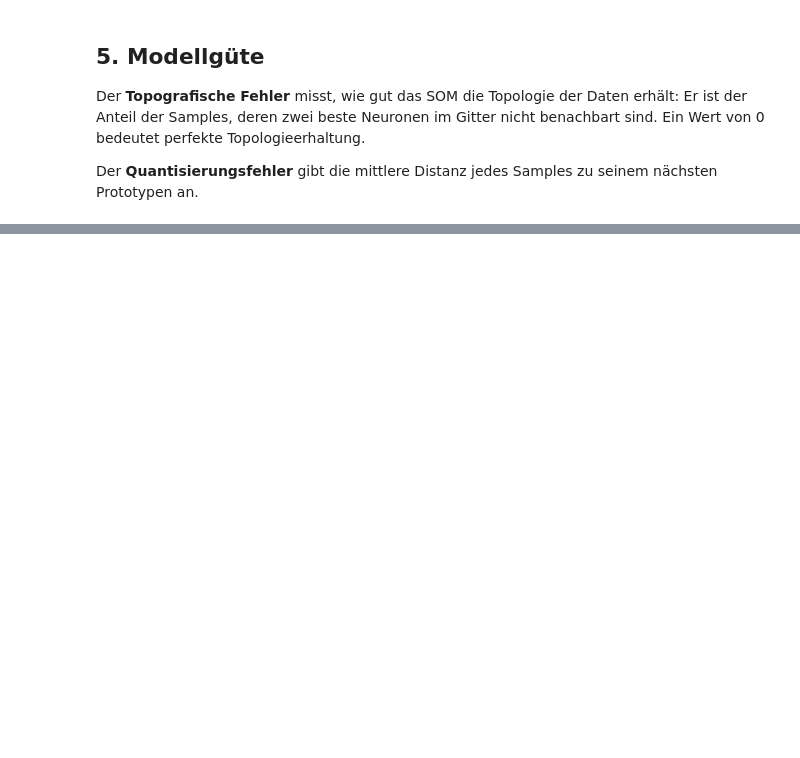
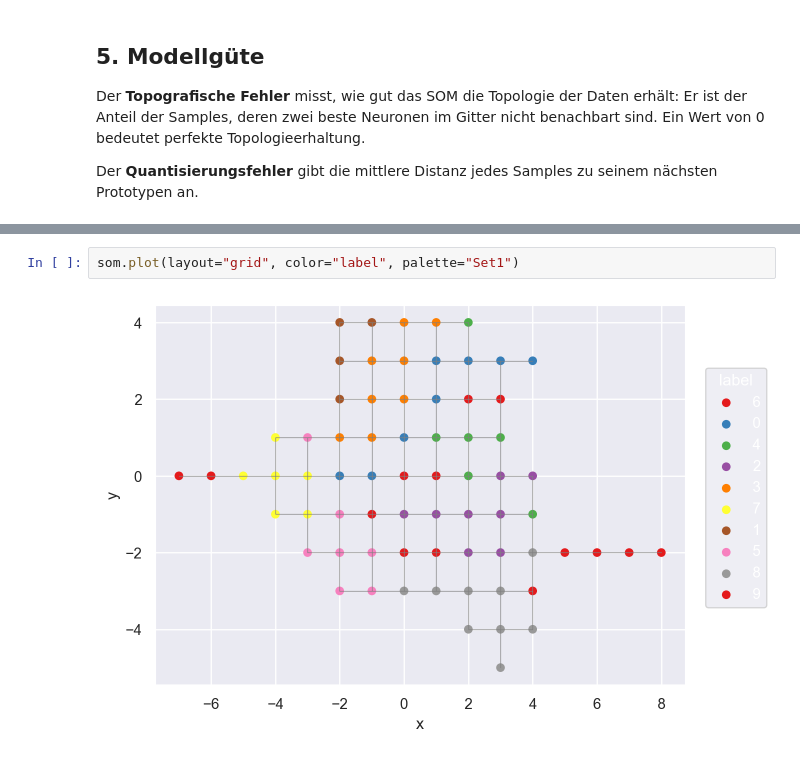
Before and after one commit to SandroMartens/DBGSOM, a Jupyter notebook: examples/example_fashion_mnist.ipynb, the cells around one changed output, grey strips where cells are left out. Saved outputs shown, nothing was run; the diff lists cells and outputs as text; blank space fills up the shorter version.

```diff
--- a/examples/example_fashion_mnist.ipynb
+++ b/examples/example_fashion_mnist.ipynb
@@ -171,0 +175,4 @@ for name, pipe in [
+# %%
+som.plot(layout="grid", color="label", palette="Set1")
+# %% [output]
+[figure, added]
```
Also changed, not shown: parts of 4 cells of this notebook, 2 other files.
